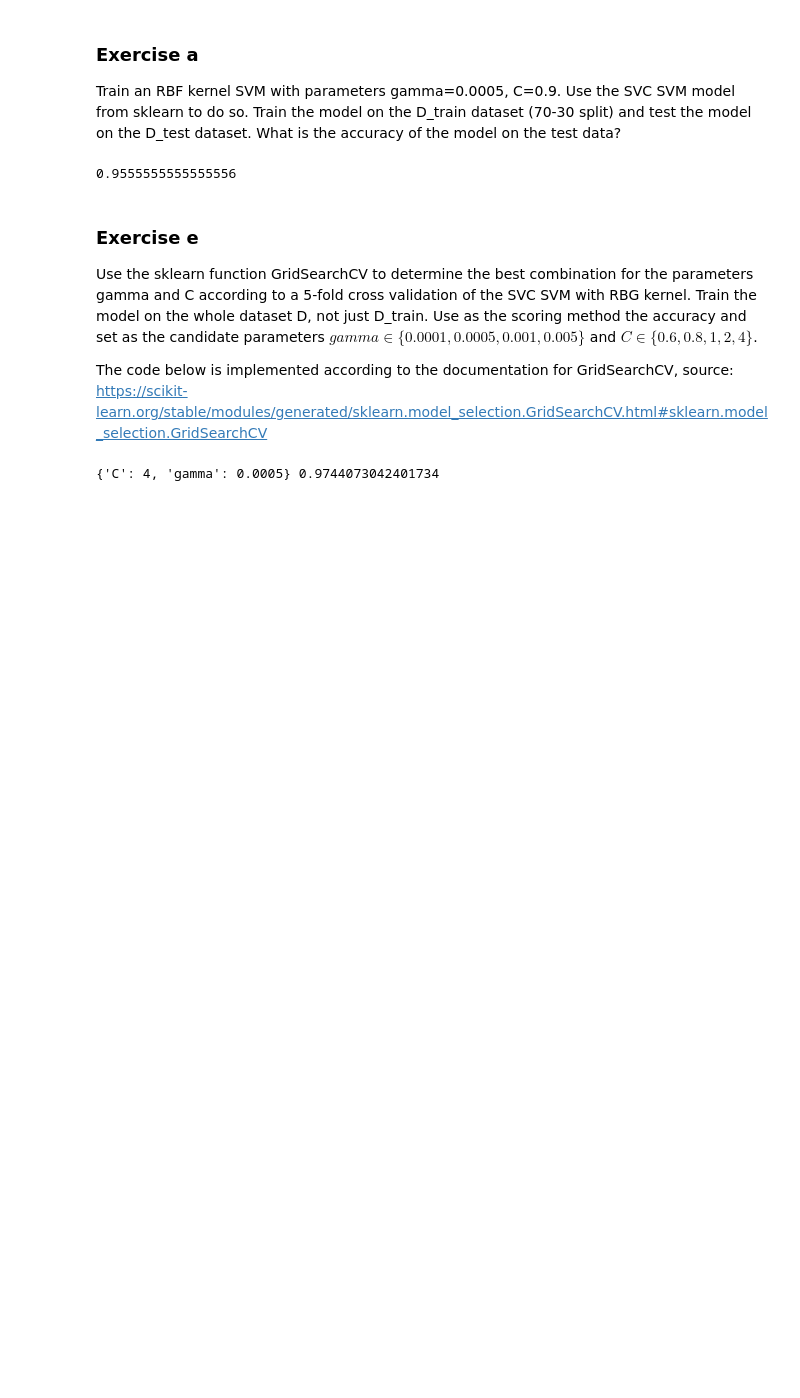
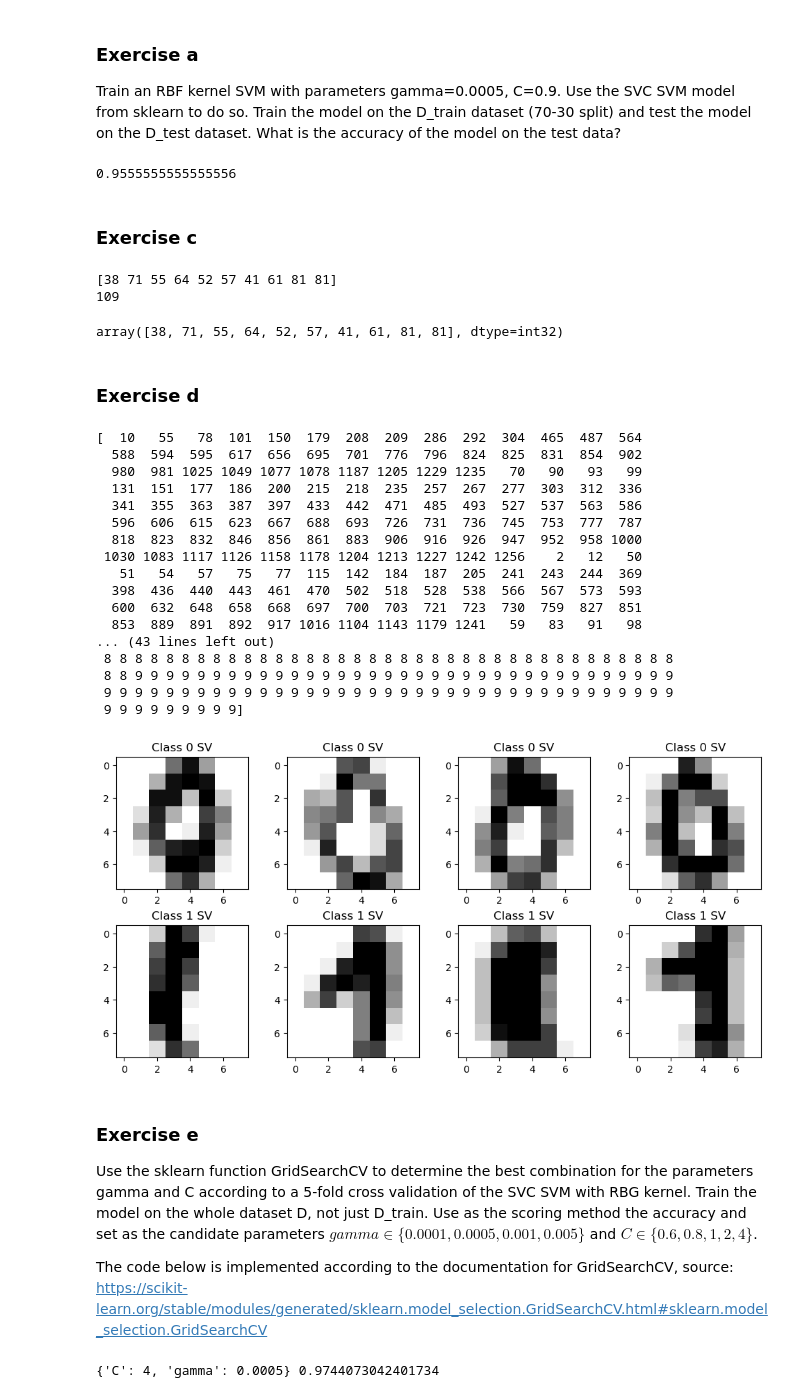
Before and after one commit to MadSoeDK/Machine-Learning-and-Data-Mining, a Jupyter notebook: 7. Kernel SVM.ipynb, the cells around one changed output. Cells and saved outputs as stored; diff of their text form; code cells hidden in the pictures; blank space fills up the shorter version.

```diff
--- a/7. Kernel SVM.ipynb
+++ b/7. Kernel SVM.ipynb
@@ -71,6 +71,78 @@ accuracy = svm_model.score(D_test, y_test)
 accuracy
 # %% [output]
 0.9555555555555556
+# %% [markdown]
+### Exercise c
+# %%
+# Get the amount of support vectors per class
+n_support_vectors_per_class = svm_model.n_support_
+print(n_support_vectors_per_class)
+
+# Get the class labels
+class_labels = svm_model.classes_
+
+# Print the mapping between class indices and class labels
+num_support_vectors_0_1 = n_support_vectors_per_class[0] + n_support_vectors_per_class[1]
+print(num_support_vectors_0_1)
+# %% [output]
+[38 71 55 64 52 57 41 61 81 81]
+109
+array([38, 71, 55, 64, 52, 57, 41, 61, 81, 81], dtype=int32)
+# %% [markdown]
+### Exercise d
+# %%
+# Extract support vectors
+support_vectors = svm_model.support_vectors_
+
+# Get the indices of the support vectors for each class
+support_vector_indices = svm_model.support_
+support_vector_labels = y_train[svm_model.support_]
+print(support_vector_indices, support_vector_labels)
+
+# Extract the dual coefficients
+dual_coef = svm_model.dual_coef_
+
+# Find the support vectors for classes 0 and 1
+class_0_indices = support_vector_indices[support_vector_labels == 0]
+class_1_indices = support_vector_indices[support_vector_labels == 1]
+
+# Sort the dual coefficients to find the most influential support vectors
+sorted_coef_indices_class_0 = np.argsort(np.abs(dual_coef[0, support_vector_labels == 0]))[::-1]
+sorted_coef_indices_class_1 = np.argsort(np.abs(dual_coef[0, support_vector_labels == 1]))[::-1]
+
+# Select four most influential support vectors for each class
+top_sv_class_0 = class_0_indices[sorted_coef_indices_class_0[:4]]
+top_sv_class_1 = class_1_indices[sorted_coef_indices_class_1[:4]]
+
+# Plotting the most influential support vectors for each class
+fig, axes = plt.subplots(2, 4, figsize=(10, 5))
+for ax, sv_index in zip(axes[0], top_sv_class_0):
+    ax.imshow(D_train[sv_index].reshape(8, 8), cmap=plt.cm.gray_r, interpolation='nearest')
+    ax.set_title(f"Class 0 SV")
+for ax, sv_index in zip(axes[1], top_sv_class_1):
+    ax.imshow(D_train[sv_index].reshape(8, 8), cmap=plt.cm.gray_r, interpolation='nearest')
+    ax.set_title(f"Class 1 SV")
+plt.tight_layout()
+plt.show()
+# %% [output]
+[  10   55   78  101  150  179  208  209  286  292  304  465  487  564
+  588  594  595  617  656  695  701  776  796  824  825  831  854  902
+  980  981 1025 1049 1077 1078 1187 1205 1229 1235   70   90   93   99
+  131  151  177  186  200  215  218  235  257  267  277  303  312  336
+  341  355  363  387  397  433  442  471  485  493  527  537  563  586
+  596  606  615  623  667  688  693  726  731  736  745  753  777  787
+  818  823  832  846  856  861  883  906  916  926  947  952  958 1000
+ 1030 1083 1117 1126 1158 1178 1204 1213 1227 1242 1256    2   12   50
+   51   54   57   75   77  115  142  184  187  205  241  243  244  369
+  398  436  440  443  461  470  502  518  528  538  566  567  573  593
+  600  632  648  658  668  697  700  703  721  723  730  759  827  851
+  853  889  891  892  917 1016 1104 1143 1179 1241   59   83   91   98
+... (43 lines left out)
+ 8 8 8 8 8 8 8 8 8 8 8 8 8 8 8 8 8 8 8 8 8 8 8 8 8 8 8 8 8 8 8 8 8 8 8 8 8
+ 8 8 9 9 9 9 9 9 9 9 9 9 9 9 9 9 9 9 9 9 9 9 9 9 9 9 9 9 9 9 9 9 9 9 9 9 9
+ 9 9 9 9 9 9 9 9 9 9 9 9 9 9 9 9 9 9 9 9 9 9 9 9 9 9 9 9 9 9 9 9 9 9 9 9 9
+ 9 9 9 9 9 9 9 9 9]
+[figure, added]
 # %% [markdown]
 ### Exercise e
 Use the sklearn function GridSearchCV to determine the best combination for the parameters gamma and C according to a 5-fold cross validation of the SVC SVM with RBG kernel. Train the model on the whole dataset D, not just D_train. Use as the scoring method the accuracy and set as the candidate parameters $gamma \in \{0.0001,0.0005,0.001,0.005\}$ and $C \in \{0.6,0.8,1,2,4\}$.
```
Also changed, not shown: parts of 1 cell of this notebook, 1 other file.
